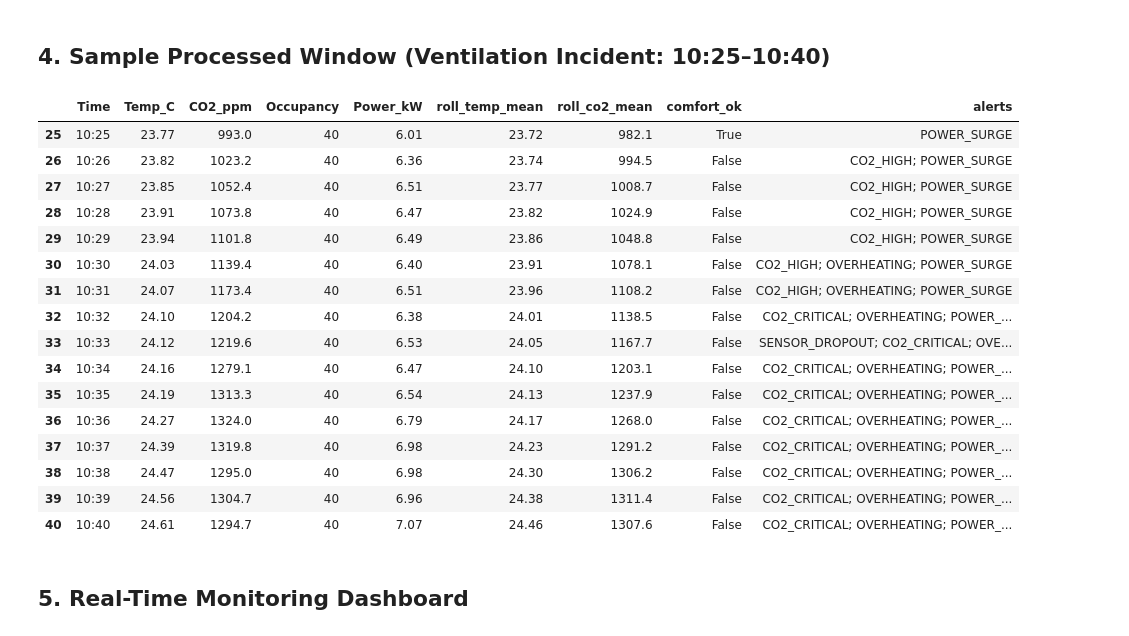
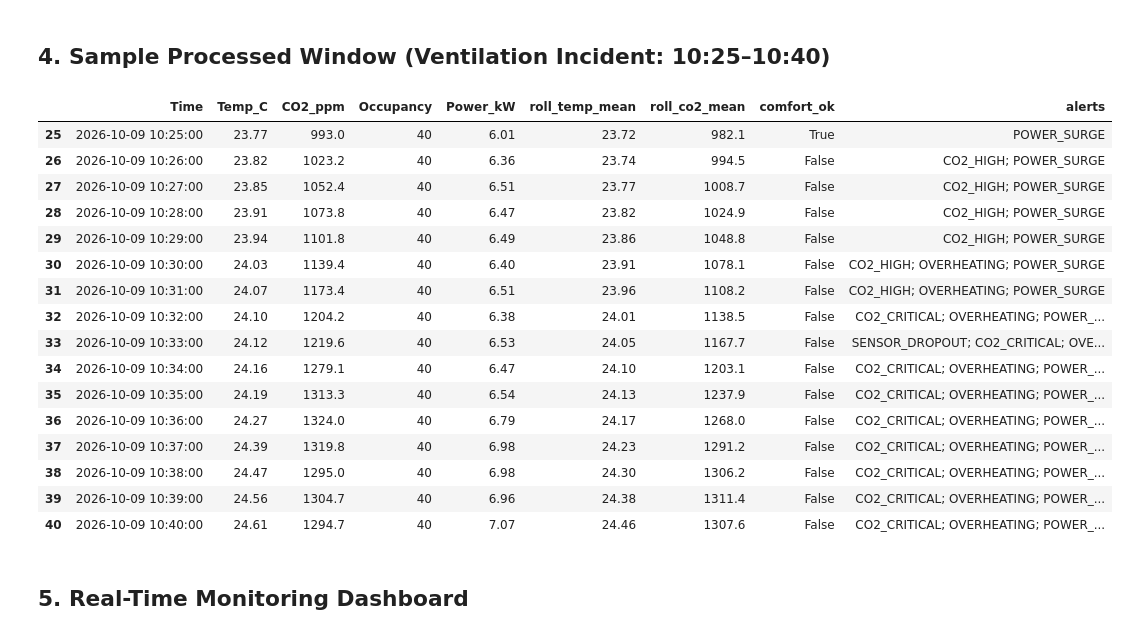
Before and after one commit to mtake-da/Midterm_RTDADM, a Jupyter notebook: Midterm_Project.ipynb, the cells around one changed output. Saved outputs shown, nothing was run; the diff lists cells and outputs as text; code cells hidden in the pictures.

```diff
--- a/Midterm_Project.ipynb
+++ b/Midterm_Project.ipynb
@@ -26,14 +26,14 @@ BASELINE_RAW = [
     ("10:06", 22.6, 810, 29, 4.4), ("10:07", 22.7, 830, None, 4.6), ("10:08", 22.9, 850, 31, 4.8),
     ("10:09", 23.1, 900, 33, 5.1), ("10:10", 23.2, 920, 35, 5.4), ("10:11", 23.3, 950, 37, 5.7)
 ]
-BASELINE_DATA = [{"Time": t, "Room": "C1.3.101", "Temp_C": c, "CO2_ppm": co, "Occupancy": o, "Power_kW": p}
+BASELINE_DATA = [{"Time": f"2026-10-09 {t}:00", "Room": "C1.3.101", "Temp_C": c, "CO2_ppm": co, "Occupancy": o, "Power_kW": p}
                  for t, c, co, o, p in BASELINE_RAW]
 
 def generate_stream(total_records=60, seed=42):
     np.random.seed(seed); random.seed(seed)
     records = [dict(r) for r in BASELINE_DATA]
     t, co2, occ, pwr = 23.3, 950.0, 37, 5.7
-    curr = datetime.strptime("10:12", "%H:%M")
+    curr = datetime.strptime("2026-10-09 10:12:00", "%Y-%m-%d %H:%M:%S")
 
     for _ in range(12, total_records):
         m = curr.minute
@@ -56,11 +56,14 @@ def generate_stream(total_records=60, seed=42):
             pwr = max(1.5, 0.10 * occ + 1.2 + np.random.normal(0, 0.05))
 
         tv, cv, ov, pv = round(float(t), 2), round(float(co2), 1), int(occ), round(float(pwr), 2)
-        if m == 18: tv = None
-        elif m == 33: cv = None
-        elif m == 44: ov = None
+        if m == 18:
+            tv = None
+        elif m == 33:
+            cv = None
+        elif m == 44:
+            ov = None
 
-        records.append({"Time": curr.strftime("%H:%M"), "Room": "C1.3.101",
+        records.append({"Time": curr.strftime("%Y-%m-%d %H:%M:00"), "Room": "C1.3.101",
                         "Temp_C": tv, "CO2_ppm": cv, "Occupancy": ov, "Power_kW": pv})
         curr += timedelta(minutes=1)
     return records
@@ -172,26 +175,36 @@ df_anom["Alert"].value_counts().to_frame("Count")
 # %% [markdown]
 ## 4. Sample Processed Window (Ventilation Incident: 10:25–10:40)
 # %%
+# Ensure df and stream are processed before filtering
+try:
+    df.head(1)
+except NameError:
+    proc = StreamProcessor()
+    for rec in generate_stream(60):
+        proc.process(rec)
+    df = pd.DataFrame(proc.history)
+    df_anom = pd.DataFrame(proc.anomalies)
+
 cols = ["Time", "Temp_C", "CO2_ppm", "Occupancy", "Power_kW", "roll_temp_mean", "roll_co2_mean", "comfort_ok", "alerts"]
-df[(df["Time"] >= "10:25") & (df["Time"] <= "10:40")][cols]
+df[(df["Time"] >= "2026-10-09 10:25:00") & (df["Time"] <= "2026-10-09 10:40:00")][cols]
 # %% [output]
 |  | Time | Temp_C | CO2_ppm | Occupancy | Power_kW | roll_temp_mean | roll_co2_mean | comfort_ok | alerts |
-| 25 | 10:25 | 23.77 | 993.0 | 40 | 6.01 | 23.72 | 982.1 | True | POWER_SURGE |
-| 26 | 10:26 | 23.82 | 1023.2 | 40 | 6.36 | 23.74 | 994.5 | False | CO2_HIGH; POWER_SURGE |
-| 27 | 10:27 | 23.85 | 1052.4 | 40 | 6.51 | 23.77 | 1008.7 | False | CO2_HIGH; POWER_SURGE |
-| 28 | 10:28 | 23.91 | 1073.8 | 40 | 6.47 | 23.82 | 1024.9 | False | CO2_HIGH; POWER_SURGE |
-| 29 | 10:29 | 23.94 | 1101.8 | 40 | 6.49 | 23.86 | 1048.8 | False | CO2_HIGH; POWER_SURGE |
-| 30 | 10:30 | 24.03 | 1139.4 | 40 | 6.40 | 23.91 | 1078.1 | False | CO2_HIGH; OVERHEATING; POWER_SURGE |
-| 31 | 10:31 | 24.07 | 1173.4 | 40 | 6.51 | 23.96 | 1108.2 | False | CO2_HIGH; OVERHEATING; POWER_SURGE |
-| 32 | 10:32 | 24.10 | 1204.2 | 40 | 6.38 | 24.01 | 1138.5 | False | CO2_CRITICAL; OVERHEATING; POWER_... |
-| 33 | 10:33 | 24.12 | 1219.6 | 40 | 6.53 | 24.05 | 1167.7 | False | SENSOR_DROPOUT; CO2_CRITICAL; OVE... |
-| 34 | 10:34 | 24.16 | 1279.1 | 40 | 6.47 | 24.10 | 1203.1 | False | CO2_CRITICAL; OVERHEATING; POWER_... |
-| 35 | 10:35 | 24.19 | 1313.3 | 40 | 6.54 | 24.13 | 1237.9 | False | CO2_CRITICAL; OVERHEATING; POWER_... |
-| 36 | 10:36 | 24.27 | 1324.0 | 40 | 6.79 | 24.17 | 1268.0 | False | CO2_CRITICAL; OVERHEATING; POWER_... |
-| 37 | 10:37 | 24.39 | 1319.8 | 40 | 6.98 | 24.23 | 1291.2 | False | CO2_CRITICAL; OVERHEATING; POWER_... |
-| 38 | 10:38 | 24.47 | 1295.0 | 40 | 6.98 | 24.30 | 1306.2 | False | CO2_CRITICAL; OVERHEATING; POWER_... |
-| 39 | 10:39 | 24.56 | 1304.7 | 40 | 6.96 | 24.38 | 1311.4 | False | CO2_CRITICAL; OVERHEATING; POWER_... |
-| 40 | 10:40 | 24.61 | 1294.7 | 40 | 7.07 | 24.46 | 1307.6 | False | CO2_CRITICAL; OVERHEATING; POWER_... |
+| 25 | 2026-10-09 10:25:00 | 23.77 | 993.0 | 40 | 6.01 | 23.72 | 982.1 | True | POWER_SURGE |
+| 26 | 2026-10-09 10:26:00 | 23.82 | 1023.2 | 40 | 6.36 | 23.74 | 994.5 | False | CO2_HIGH; POWER_SURGE |
+| 27 | 2026-10-09 10:27:00 | 23.85 | 1052.4 | 40 | 6.51 | 23.77 | 1008.7 | False | CO2_HIGH; POWER_SURGE |
+| 28 | 2026-10-09 10:28:00 | 23.91 | 1073.8 | 40 | 6.47 | 23.82 | 1024.9 | False | CO2_HIGH; POWER_SURGE |
+| 29 | 2026-10-09 10:29:00 | 23.94 | 1101.8 | 40 | 6.49 | 23.86 | 1048.8 | False | CO2_HIGH; POWER_SURGE |
+| 30 | 2026-10-09 10:30:00 | 24.03 | 1139.4 | 40 | 6.40 | 23.91 | 1078.1 | False | CO2_HIGH; OVERHEATING; POWER_SURGE |
+| 31 | 2026-10-09 10:31:00 | 24.07 | 1173.4 | 40 | 6.51 | 23.96 | 1108.2 | False | CO2_HIGH; OVERHEATING; POWER_SURGE |
+| 32 | 2026-10-09 10:32:00 | 24.10 | 1204.2 | 40 | 6.38 | 24.01 | 1138.5 | False | CO2_CRITICAL; OVERHEATING; POWER_... |
+| 33 | 2026-10-09 10:33:00 | 24.12 | 1219.6 | 40 | 6.53 | 24.05 | 1167.7 | False | SENSOR_DROPOUT; CO2_CRITICAL; OVE... |
+| 34 | 2026-10-09 10:34:00 | 24.16 | 1279.1 | 40 | 6.47 | 24.10 | 1203.1 | False | CO2_CRITICAL; OVERHEATING; POWER_... |
+| 35 | 2026-10-09 10:35:00 | 24.19 | 1313.3 | 40 | 6.54 | 24.13 | 1237.9 | False | CO2_CRITICAL; OVERHEATING; POWER_... |
+| 36 | 2026-10-09 10:36:00 | 24.27 | 1324.0 | 40 | 6.79 | 24.17 | 1268.0 | False | CO2_CRITICAL; OVERHEATING; POWER_... |
+| 37 | 2026-10-09 10:37:00 | 24.39 | 1319.8 | 40 | 6.98 | 24.23 | 1291.2 | False | CO2_CRITICAL; OVERHEATING; POWER_... |
+| 38 | 2026-10-09 10:38:00 | 24.47 | 1295.0 | 40 | 6.98 | 24.30 | 1306.2 | False | CO2_CRITICAL; OVERHEATING; POWER_... |
+| 39 | 2026-10-09 10:39:00 | 24.56 | 1304.7 | 40 | 6.96 | 24.38 | 1311.4 | False | CO2_CRITICAL; OVERHEATING; POWER_... |
+| 40 | 2026-10-09 10:40:00 | 24.61 | 1294.7 | 40 | 7.07 | 24.46 | 1307.6 | False | CO2_CRITICAL; OVERHEATING; POWER_... |
 # %% [markdown]
 ## 5. Real-Time Monitoring Dashboard
 # %%
```
Also changed, not shown: parts of 2 cells of this notebook, 7 other files.
